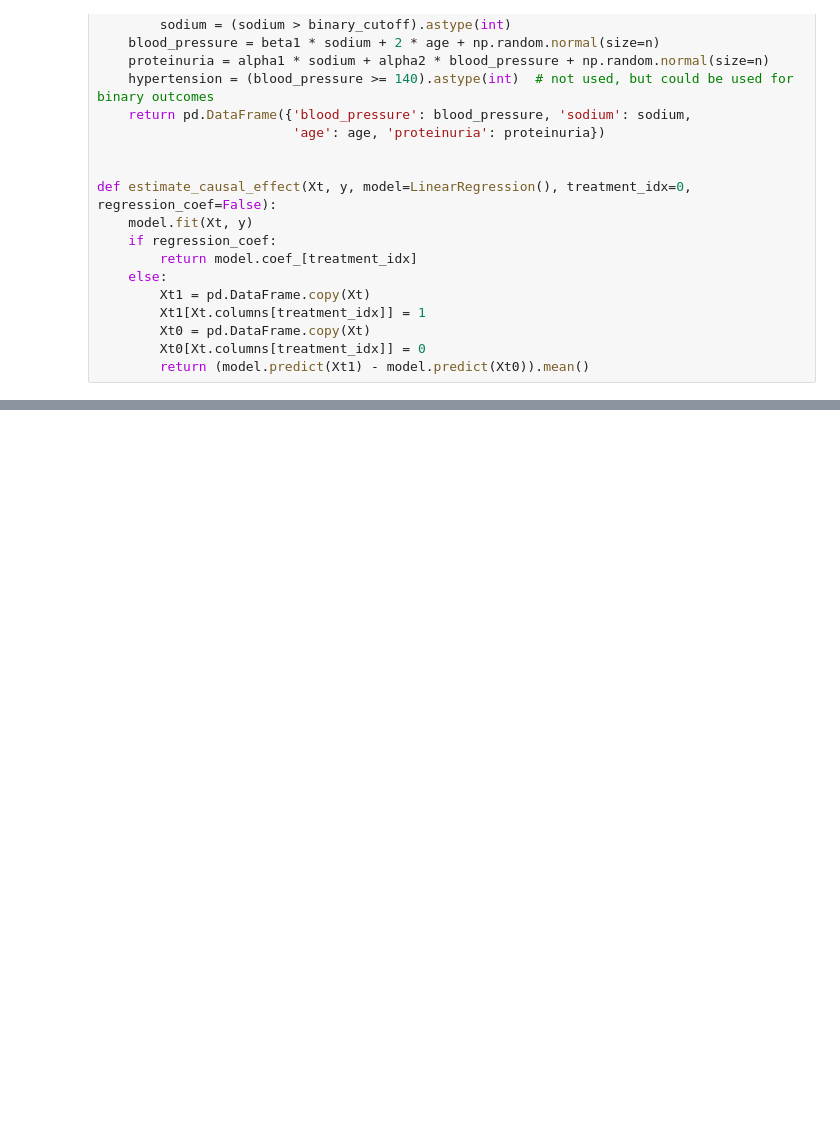
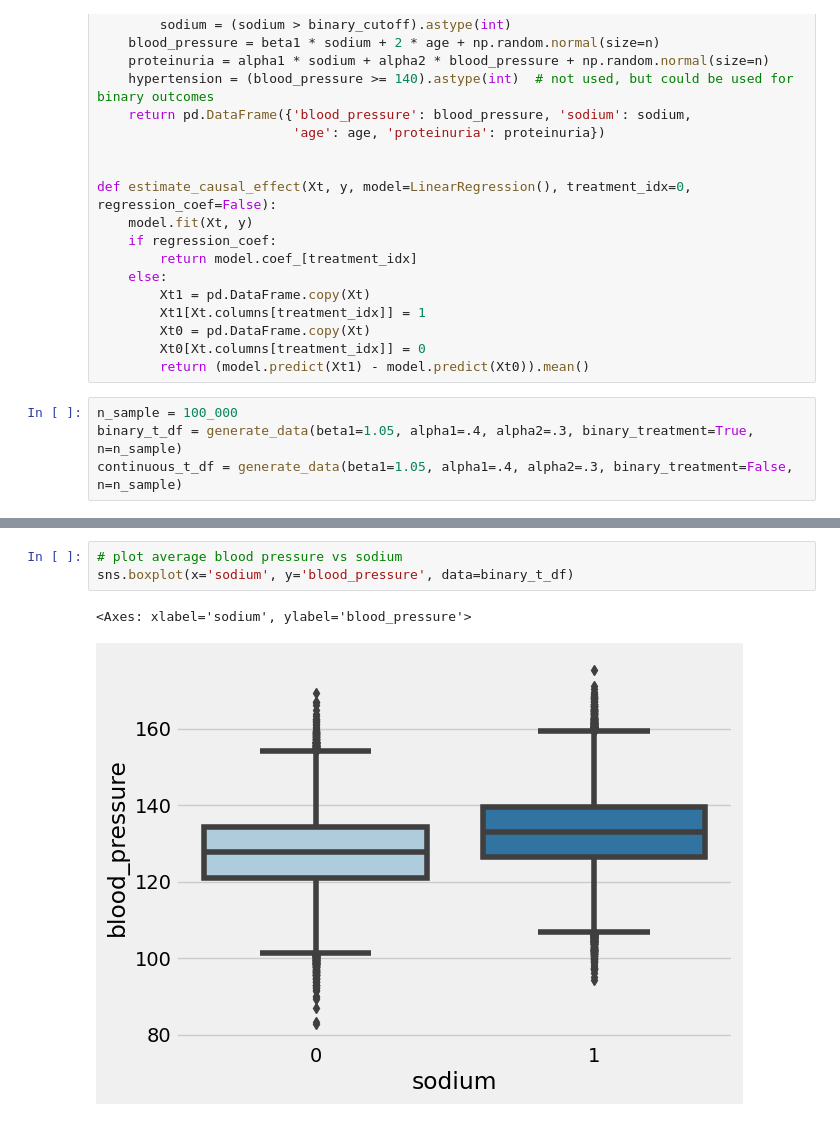
Before and after one commit to mark-baole/causal-inference, a Jupyter notebook: sodium_example.ipynb, the cells around one changed output, grey strips where cells are left out. Drawn from its saved outputs; the diff is of its cells as text; blank space fills up the shorter version.

```diff
--- a/sodium_example.ipynb
+++ b/sodium_example.ipynb
@@ -34,3 +47,7 @@ def estimate_causal_effect(Xt, y, model=LinearRegression(), treatment_idx=0, reg
         Xt0 = pd.DataFrame.copy(Xt)
         Xt0[Xt.columns[treatment_idx]] = 0
         return (model.predict(Xt1) - model.predict(Xt0)).mean()
+# %%
+n_sample = 100_000
+binary_t_df = generate_data(beta1=1.05, alpha1=.4, alpha2=.3, binary_treatment=True, n=n_sample)
+continuous_t_df = generate_data(beta1=1.05, alpha1=.4, alpha2=.3, binary_treatment=False, n=n_sample)
@@ -36,0 +72,6 @@ def estimate_causal_effect(Xt, y, model=LinearRegression(), treatment_idx=0, reg
+# %%
+# plot average blood pressure vs sodium
+sns.boxplot(x='sodium', y='blood_pressure', data=binary_t_df)
+# %% [output]
+<Axes: xlabel='sodium', ylabel='blood_pressure'>
+[figure, added]
```
Also changed, not shown: parts of 16 cells of this notebook, 2 other files.
